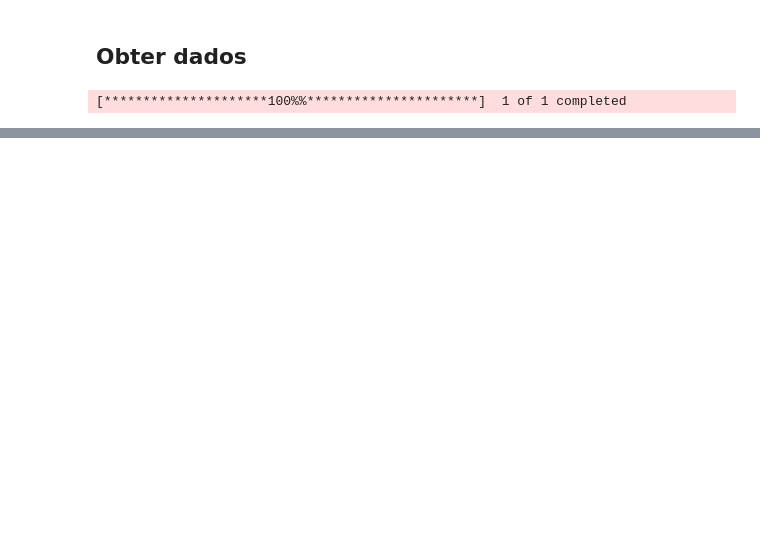
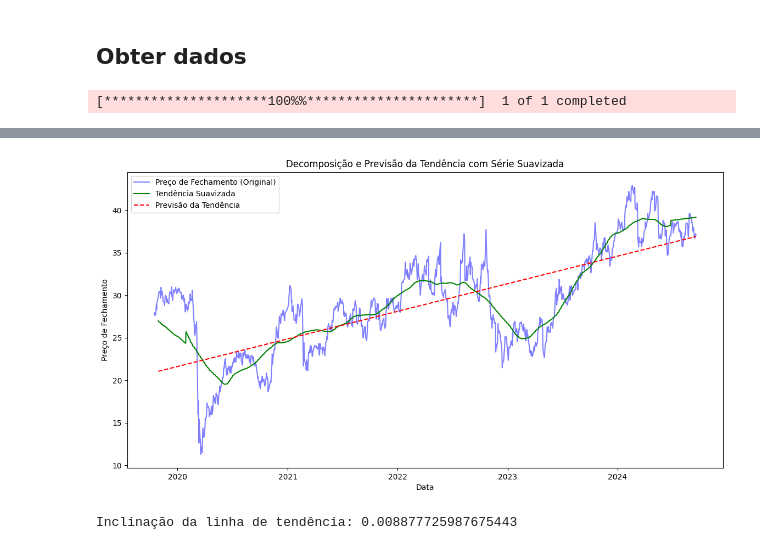
Before and after one commit to tcc-previsao-energia/ml-models, a Jupyter notebook: tcc/tendencia-pedro.ipynb, the cells around one changed output, grey strips where cells are left out. Saved outputs shown, nothing was run; the diff lists cells and outputs as text; code cells hidden in the pictures; blank space fills up the shorter version.

```diff
--- a/tcc/tendencia-pedro.ipynb
+++ b/tcc/tendencia-pedro.ipynb
@@ -128,0 +122,51 @@ plt.show()
+# %%
+import pandas as pd
+import numpy as np
+import matplotlib.pyplot as plt
+from sklearn.linear_model import LinearRegression
+from statsmodels.tsa.seasonal import seasonal_decompose
+
+# Resetando o índice para garantir que 'Date' está como coluna
+
+# Convertendo a coluna de data para o formato datetime, se necessário
+df['Date'] = pd.to_datetime(df['Date'])
+df['Date_ordinal'] = df['Date'].map(pd.Timestamp.toordinal)  # Converte a data para um número inteiro (ordinal)
+
+# Aplicando suavização por média móvel (remover ruído)
+df['Close_smooth'] = df['Close'].rolling(window=10).mean()  # Suaviza com uma média móvel de 10 períodos
+
+# Definindo as variáveis de entrada e saída (usamos a série suavizada)
+X = df[['Date_ordinal']]
+y = df['Close_smooth']  # Usamos a série suavizada para remover ruído
+
+# Decompondo a série suavizada (usando '120' como o período da decomposição)
+decomposition = seasonal_decompose(y.dropna(), period=120, extrapolate_trend='freq')
+trend = decomposition.trend.dropna()  # Extraímos a tendência e removemos valores nulos
+
+# Ajustamos o X de acordo com os valores disponíveis após a decomposição
+X_trend = X.loc[trend.index]  # Filtramos para que corresponda aos índices de 'trend'
+
+# Criando e ajustando o modelo de regressão linear à tendência
+linear_model = LinearRegression()
+linear_model.fit(X_trend, trend)
+
+# Prevendo os valores ajustados (a linha de tendência) sobre os dados de treino
+y_pred = linear_model.predict(X_trend)
+
+# Plotando os dados de tendência e a linha de tendência ajustada
+plt.figure(figsize=(14, 7))
+plt.plot(df['Date'], df['Close'], label='Preço de Fechamento (Original)', color='blue', alpha=0.5)
+plt.plot(df.loc[trend.index, 'Date'], trend, label='Tendência Suavizada', color='green')
+plt.plot(df.loc[trend.index, 'Date'], y_pred, label='Previsão da Tendência', color='red', linestyle='--')
+plt.title('Decomposição e Previsão da Tendência com Série Suavizada')
+plt.xlabel('Data')
+plt.ylabel('Preço de Fechamento')
+plt.legend()
+plt.show()
+
+# Mostrando a inclinação da linha de tendência
+trend_slope = linear_model.coef_[0]
+print(f"Inclinação da linha de tendência: {trend_slope}")
+# %% [output]
+[figure, added]
+Inclinação da linha de tendência: 0.008877725987675443
```
Also changed, not shown: parts of 11 cells of this notebook.
